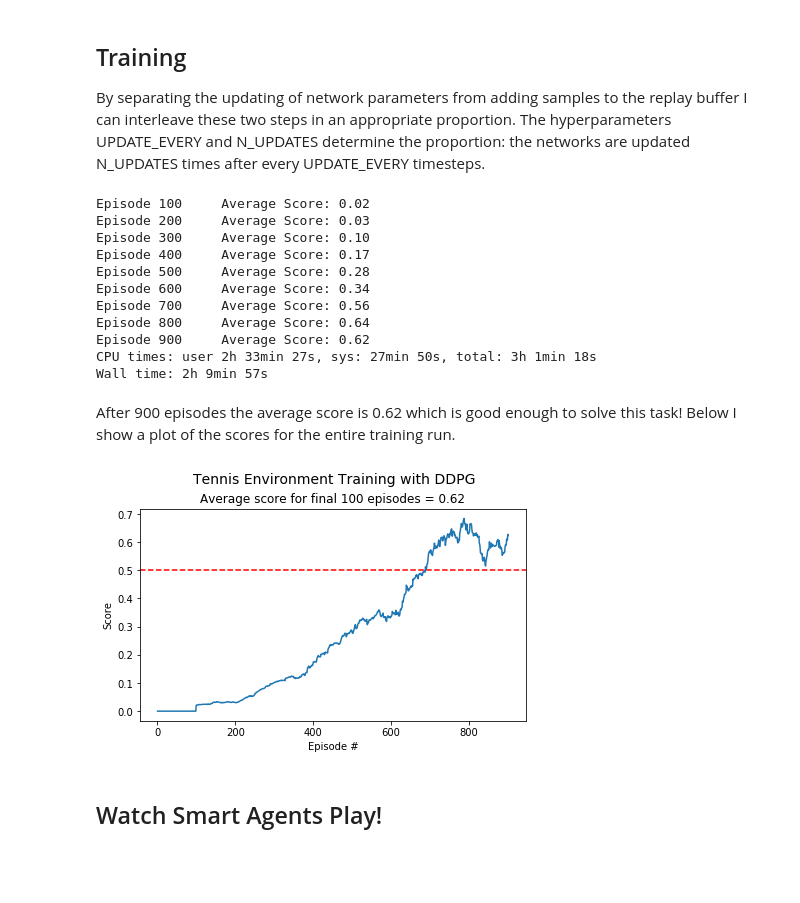
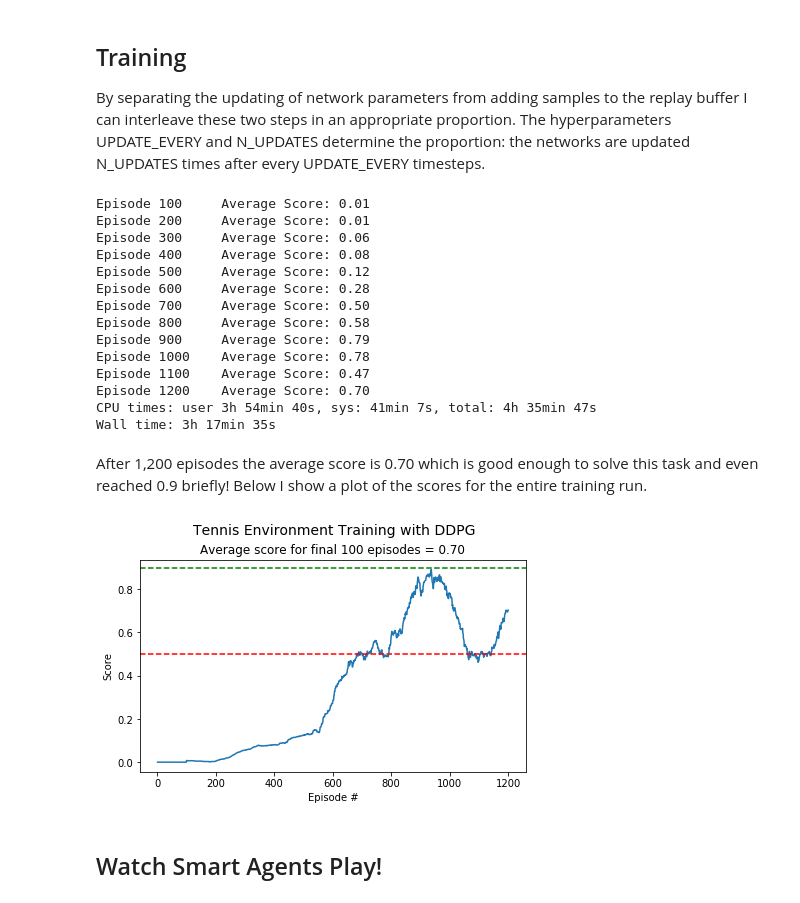
Before and after one commit to bobflagg/Collaboration-and-Competition, a Jupyter notebook: 01-Playing-Tennis-with-DDPG.ipynb, the cells around one changed output. Saved outputs shown, nothing was run; the diff lists cells and outputs as text; code cells hidden in the pictures; blank space fills up the shorter version.

```diff
--- a/01-Playing-Tennis-with-DDPG.ipynb
+++ b/01-Playing-Tennis-with-DDPG.ipynb
@@ -311,40 +311,44 @@ random.seed(SEED)
 
 UPDATE_EVERY = 10
 N_UPDATES = 30
-n_episodes=900
+n_episodes=1200
 max_t=1000
 agent = Agent(state_size=state_size, action_size=action_size, random_seed=SEED)
 scores, averaged_scores = ddpg(env, agent, n_episodes=n_episodes, max_t=max_t)
 # %% [output]
-Episode 100     Average Score: 0.02
-Episode 200     Average Score: 0.03
-Episode 300     Average Score: 0.10
-Episode 400     Average Score: 0.17
-Episode 500     Average Score: 0.28
-Episode 600     Average Score: 0.34
-Episode 700     Average Score: 0.56
-Episode 800     Average Score: 0.64
-Episode 900     Average Score: 0.62
-CPU times: user 2h 33min 27s, sys: 27min 50s, total: 3h 1min 18s
-Wall time: 2h 9min 57s
+Episode 100     Average Score: 0.01
+Episode 200     Average Score: 0.01
+Episode 300     Average Score: 0.06
+Episode 400     Average Score: 0.08
+Episode 500     Average Score: 0.12
+Episode 600     Average Score: 0.28
+Episode 700     Average Score: 0.50
+Episode 800     Average Score: 0.58
+Episode 900     Average Score: 0.79
+Episode 1000    Average Score: 0.78
+Episode 1100    Average Score: 0.47
+Episode 1200    Average Score: 0.70
+CPU times: user 3h 54min 40s, sys: 41min 7s, total: 4h 35min 47s
+Wall time: 3h 17min 35s
 # %% [markdown]
-After 900 episodes the average score is 0.62 which is good enough to solve this task!  Below I show a plot of the scores for the entire training run.
+After 1,200 episodes the average score is 0.70 which is good enough to solve this task and even reached 0.9 briefly!  Below I show a plot of the scores for the entire training run.
 # %%
 import matplotlib.pyplot as plt
 %matplotlib inline
 
 fig = plt.figure(constrained_layout=True)
 ax = fig.add_subplot(111)
 plt.plot(np.arange(1, len(scores)+1), averaged_scores)
 
 plt.ylabel('Score')
 plt.xlabel('Episode #')
 #plt.ylim(0, 1)
 ax.axhline(y=0.5, color='r', linestyle="dashed")
+ax.axhline(y=0.9, color='g', linestyle="dashed")
 ax.set_title('Average score for final 100 episodes = %0.2f' % np.mean(scores[-100:]))
 fig.suptitle('        Tennis Environment Training with DDPG', fontsize=14);
 # %% [output]
-[figure, old version]
+[figure, new version]
 # %% [markdown]
 ## Watch Smart Agents Play!
 # %%
```
Also changed, not shown: parts of 1 cell of this notebook, 2 other files.
